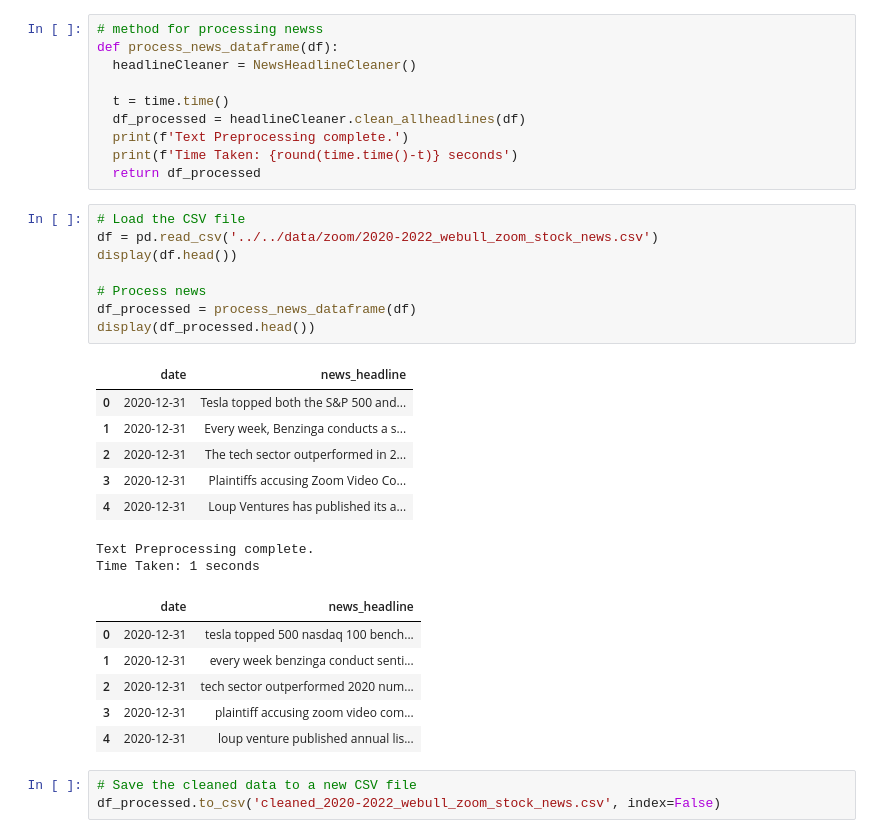
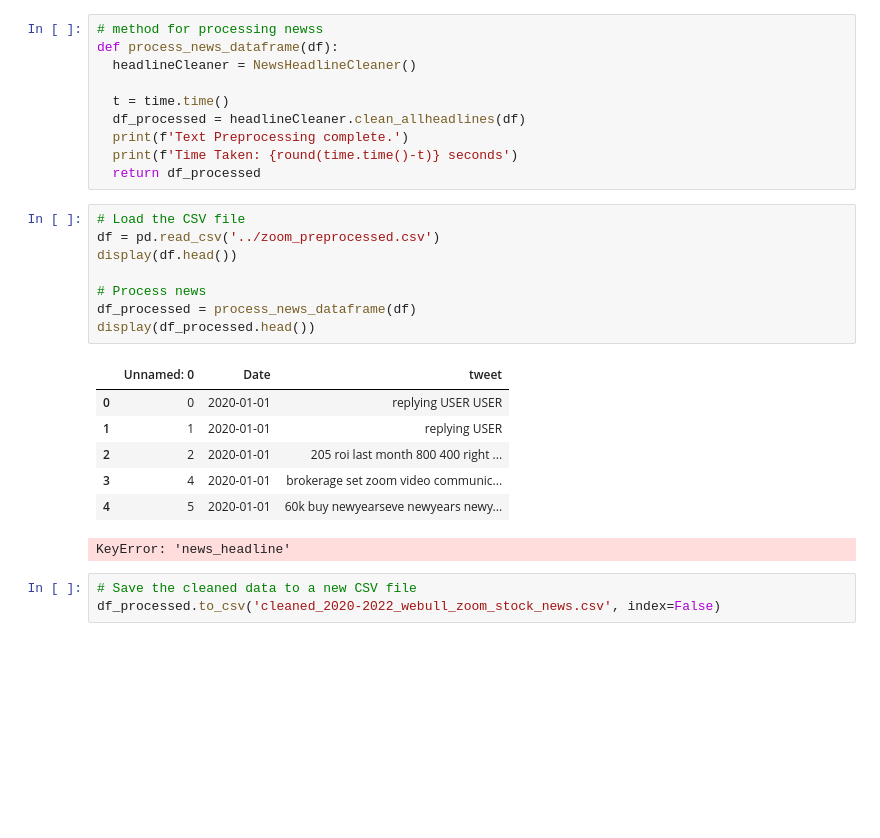
Before and after one commit to odemuno/IDL-finance-project, a Jupyter notebook: Code/eda-sentiment-analysis/webull-news/webull-news-clean_and_sentiment.ipynb, the cells around one changed output. Cells and saved outputs as stored; diff of their text form; blank space fills up the shorter version.

```diff
--- a/Code/eda-sentiment-analysis/webull-news/webull-news-clean_and_sentiment.ipynb
+++ b/Code/eda-sentiment-analysis/webull-news/webull-news-clean_and_sentiment.ipynb
@@ -138,27 +138,20 @@ def process_news_dataframe(df):
   return df_processed
 # %%
 # Load the CSV file
-df = pd.read_csv('../../data/zoom/2020-2022_webull_zoom_stock_news.csv')
+df = pd.read_csv('../zoom_preprocessed.csv')
 display(df.head())
 
 # Process news
 df_processed = process_news_dataframe(df)
 display(df_processed.head())
 # %% [output]
-|  | date | news_headline |
-| 0 | 2020-12-31 | Tesla topped both the S&P 500 and... |
-| 1 | 2020-12-31 | Every week, Benzinga conducts a s... |
-| 2 | 2020-12-31 | The tech sector outperformed in 2... |
-| 3 | 2020-12-31 | Plaintiffs accusing Zoom Video Co... |
-| 4 | 2020-12-31 | Loup Ventures has published its a... |
+|  | Unnamed: 0 | Date | tweet |
+| 0 | 0 | 2020-01-01 | replying USER USER |
+| 1 | 1 | 2020-01-01 | replying USER |
+| 2 | 2 | 2020-01-01 | 205 roi last month 800 400 right ... |
+| 3 | 4 | 2020-01-01 | brokerage set zoom video communic... |
+| 4 | 5 | 2020-01-01 | 60k buy newyearseve newyears newy... |
-Text Preprocessing complete.
-Time Taken: 1 seconds
+KeyError: 'news_headline'
-|  | date | news_headline |
-| 0 | 2020-12-31 | tesla topped 500 nasdaq 100 bench... |
-| 1 | 2020-12-31 | every week benzinga conduct senti... |
-| 2 | 2020-12-31 | tech sector outperformed 2020 num... |
-| 3 | 2020-12-31 | plaintiff accusing zoom video com... |
-| 4 | 2020-12-31 | loup venture published annual lis... |
 # %%
 # Save the cleaned data to a new CSV file
 df_processed.to_csv('cleaned_2020-2022_webull_zoom_stock_news.csv', index=False)
```
Also changed, not shown: 14 other files.
